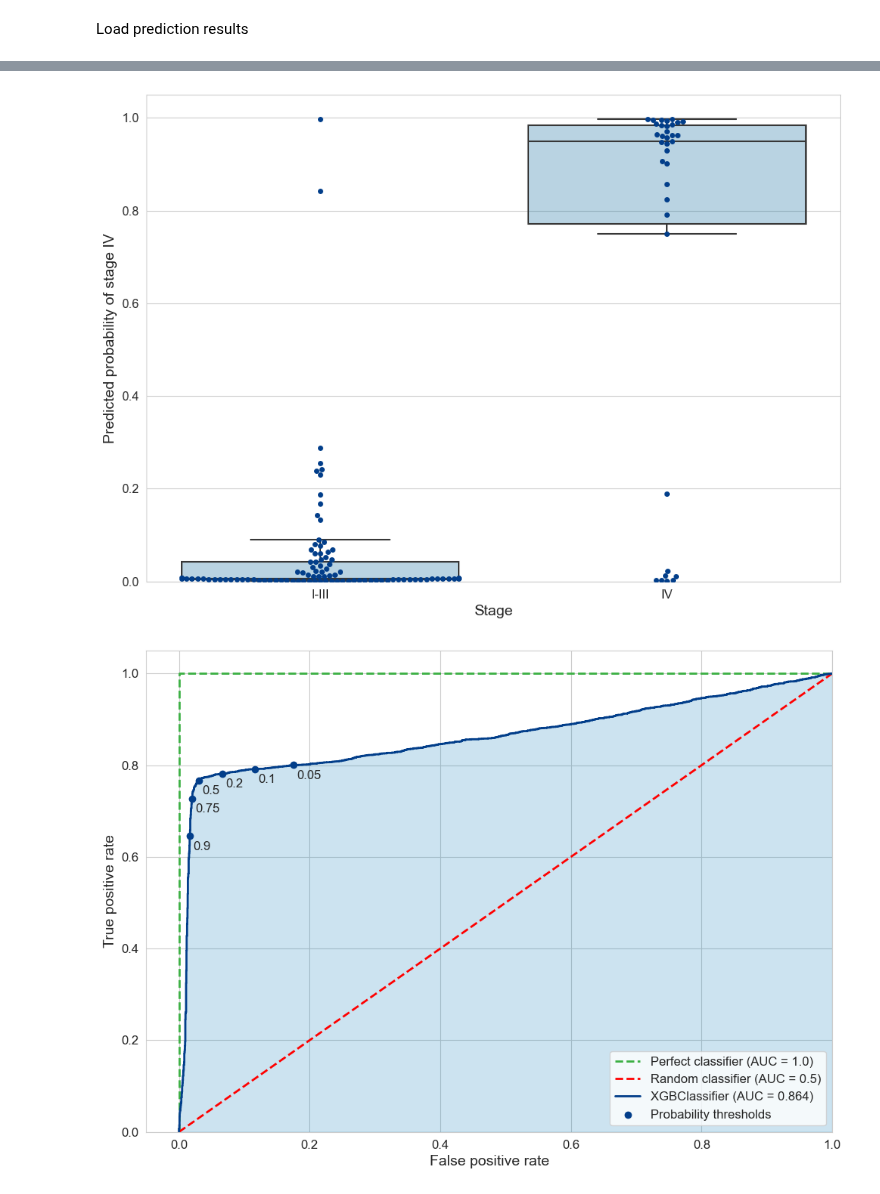
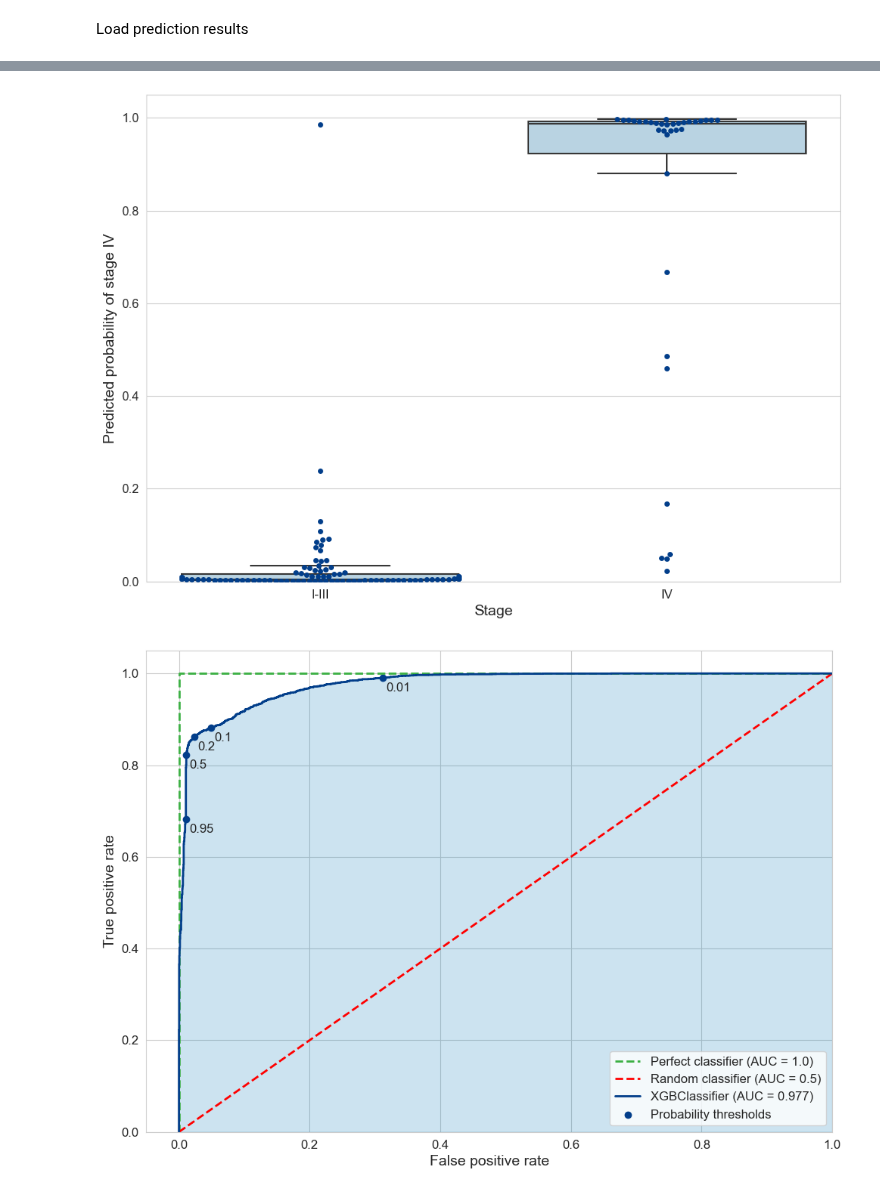
Before and after one commit to CyperStone/cancer-stage-prediction, a Jupyter notebook: notebooks/results_for_publication.ipynb, the cells around one changed output, grey strips where cells are left out. Cells and saved outputs as stored; diff of their text form; code cells hidden in the pictures.

Commit message:
run notebook on Ovarian cancer type samples (with feature preselection)

```diff
--- a/notebooks/results_for_publication.ipynb
+++ b/notebooks/results_for_publication.ipynb
@@ -16,7 +16,7 @@ from sklearn.metrics import (
 # %% [markdown]
 Define directory path to save results
 # %%
-output_dir = '../results/updated_data/all_features/ovarianCancer/LPO_validation/backward_elimination/binary/random_oversampler_default/pred_proba/'
+output_dir = '../results/updated_data/all_features/ovarianCancer/LPO_validation/feature_preselection/binary/random_oversampler_default/top25_proba/'
 # %% [markdown]
 Load and prepare dataset
 # %%
@@ -267,7 +267,7 @@ mapping = {0: 'I-III', 1: 'IV'}
 output_path = os.path.join(output_dir, 'boxplots.png')
 plot_boxplots(predictions, mapping, output_path)
 # %% [output]
-[figure, old version]
+[figure, new version]
 # %%
 def find_nearest(array: np.array, value: float):
     idx = (np.abs(array - value)).argmin()
@@ -308,12 +308,12 @@ def plot_roc_auc_curve(predictions, selected_thresholds, filename=None):
 
     plt.show()
 # %%
-selected_thresholds = [0.05, 0.1, 0.2, 0.5, 0.75, 0.9]
+selected_thresholds = [0.01, 0.1, 0.2, 0.5, 0.95]
 
 output_path = os.path.join(output_dir, 'roc_auc_curve2.png')
 plot_roc_auc_curve(predictions, selected_thresholds, output_path)
 # %% [output]
-[figure, old version]
+[figure, new version]
 # %%
 def plot_confusion_matrix(predictions, labels, filename=None):
     cm = confusion_matrix(predictions['y_true'], predictions['y_pred'], normalize='all')
```
Also changed, not shown: parts of 17 cells of this notebook.
